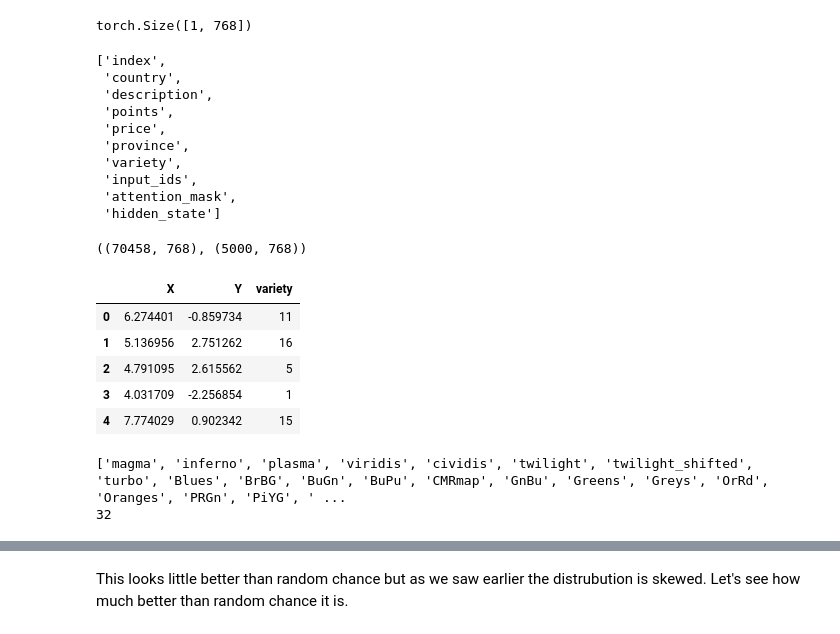
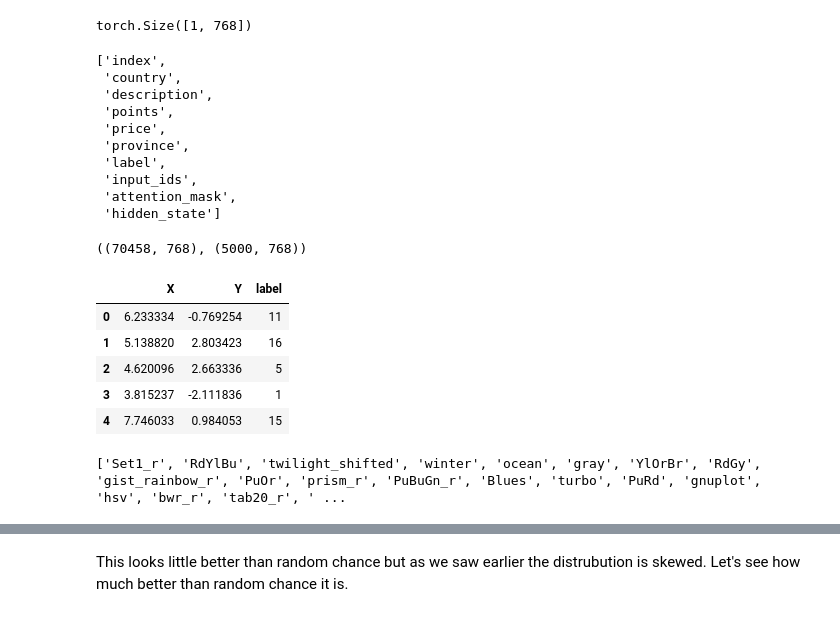
Before and after one commit to danieljhand/wine-classification, a Jupyter notebook: wine-classification.ipynb, the cells around one changed output, grey strips where cells are left out. Drawn from its saved outputs; the diff is of its cells as text; code cells hidden in the pictures.

```diff
--- a/wine-classification.ipynb
+++ b/wine-classification.ipynb
@@ -37,0 +43,2 @@ print(wines["train"][42])
+# %%
+wines = wines.rename_column("variety", "label")
@@ -46,9 +74,10 @@ print(wines["train"].features)
 # %% [markdown]
 We'll use the columnn "variety" as the label for our classifier. However, each entry is a string and not a ClassLabel.
 # %%
-wines["train"] = wines["train"].class_encode_column("variety")
-wines["test"] = wines["test"].class_encode_column("variety")
-wines["validation"] = wines["validation"].class_encode_column("variety")
+wines = wines.class_encode_column("label")
+#wines["train"] = wines["train"].class_encode_column("variety")
+#wines["test"] = wines["test"].class_encode_column("variety")
+#wines["validation"] = wines["validation"].class_encode_column("variety")
 # %%
 print(wines["train"].features)
 # %% [output]
@@ -184,7 +213,7 @@ def extract_hidden_states(batch):
     return {"hidden_state": last_hidden_state[:,0].cpu().numpy()}
 # %%
 wines_encoded.set_format("torch",
-                        columns=["input_ids", "attention_mask", "variety"])
+                        columns=["input_ids", "attention_mask", "label"])
 # %%
 wines_hidden = wines_encoded.map(extract_hidden_states, batched=True)
 # %%
@@ -196,40 +225,38 @@ wines_hidden["train"].column_names
  'points',
  'price',
  'province',
- 'variety',
+ 'label',
  'input_ids',
  'attention_mask',
  'hidden_state']
 # %%
 X_train = np.array(wines_hidden["train"]["hidden_state"])
 X_valid = np.array(wines_hidden["validation"]["hidden_state"])
-y_train = np.array(wines_hidden["train"]["variety"])
-y_valid = np.array(wines_hidden["validation"]["variety"])
+y_train = np.array(wines_hidden["train"]["label"])
+y_valid = np.array(wines_hidden["validation"]["label"])
 X_train.shape, X_valid.shape
 # %% [output]
 ((70458, 768), (5000, 768))
 # %%
 X_scaled = MinMaxScaler().fit_transform(X_train)
 # Initialize and fit UMAP
 mapper = UMAP(n_components=2, metric="cosine").fit(X_scaled)
 # Create a DataFrame of 2D embeddings
 df_emb = pd.DataFrame(mapper.embedding_, columns=["X", "Y"])
-df_emb["variety"] = y_train
+df_emb["label"] = y_train
 df_emb.head()
 # %% [output]
-|  | X | Y | variety |
-| 0 | 6.274401 | -0.859734 | 11 |
-| 1 | 5.136956 | 2.751262 | 16 |
-| 2 | 4.791095 | 2.615562 | 5 |
-| 3 | 4.031709 | -2.256854 | 1 |
-| 4 | 7.774029 | 0.902342 | 15 |
+|  | X | Y | label |
+| 0 | 6.233334 | -0.769254 | 11 |
+| 1 | 5.138820 | 2.803423 | 16 |
+| 2 | 4.620096 | 2.663336 | 5 |
+| 3 | 3.815237 | -2.111836 | 1 |
+| 4 | 7.746033 | 0.984053 | 15 |
 # %%
-cmaps = list(colormaps)[:32]
+cmaps = random.sample(list(colormaps), k=32)
 print(cmaps)
-print(len(cmaps))
 # %% [output]
-['magma', 'inferno', 'plasma', 'viridis', 'cividis', 'twilight', 'twilight_shifted', 'turbo', 'Blues', 'BrBG', 'BuGn', 'BuPu', 'CMRmap', 'GnBu', 'Greens', 'Greys', 'OrRd', 'Oranges', 'PRGn', 'PiYG', ' ...
-32
+['Set1_r', 'RdYlBu', 'twilight_shifted', 'winter', 'ocean', 'gray', 'YlOrBr', 'RdGy', 'gist_rainbow_r', 'PuOr', 'prism_r', 'PuBuGn_r', 'Blues', 'turbo', 'PuRd', 'gnuplot', 'hsv', 'bwr_r', 'tab20_r', ' ...
 # %%
 fig, axes = plt.subplots(8, 4, figsize=(25,50))
 axes = axes.flatten()
```
Also changed, not shown: parts of 43 cells of this notebook.
